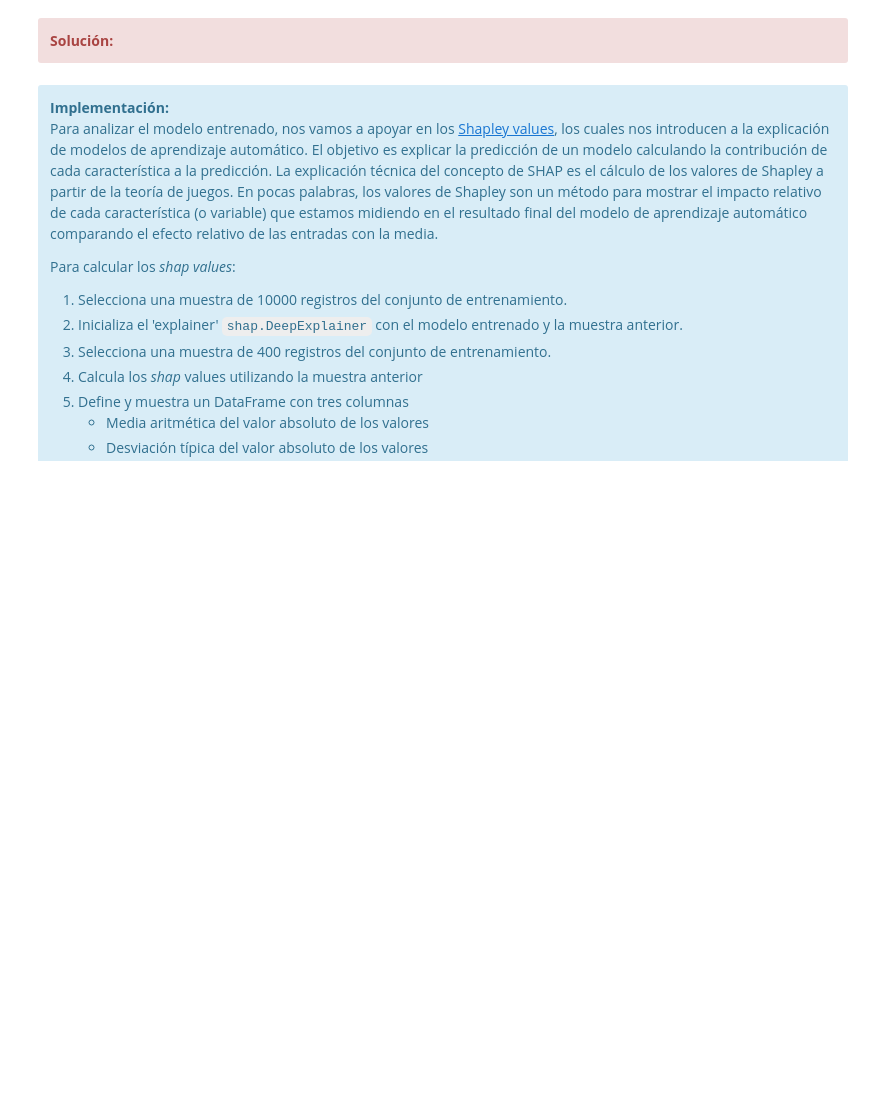
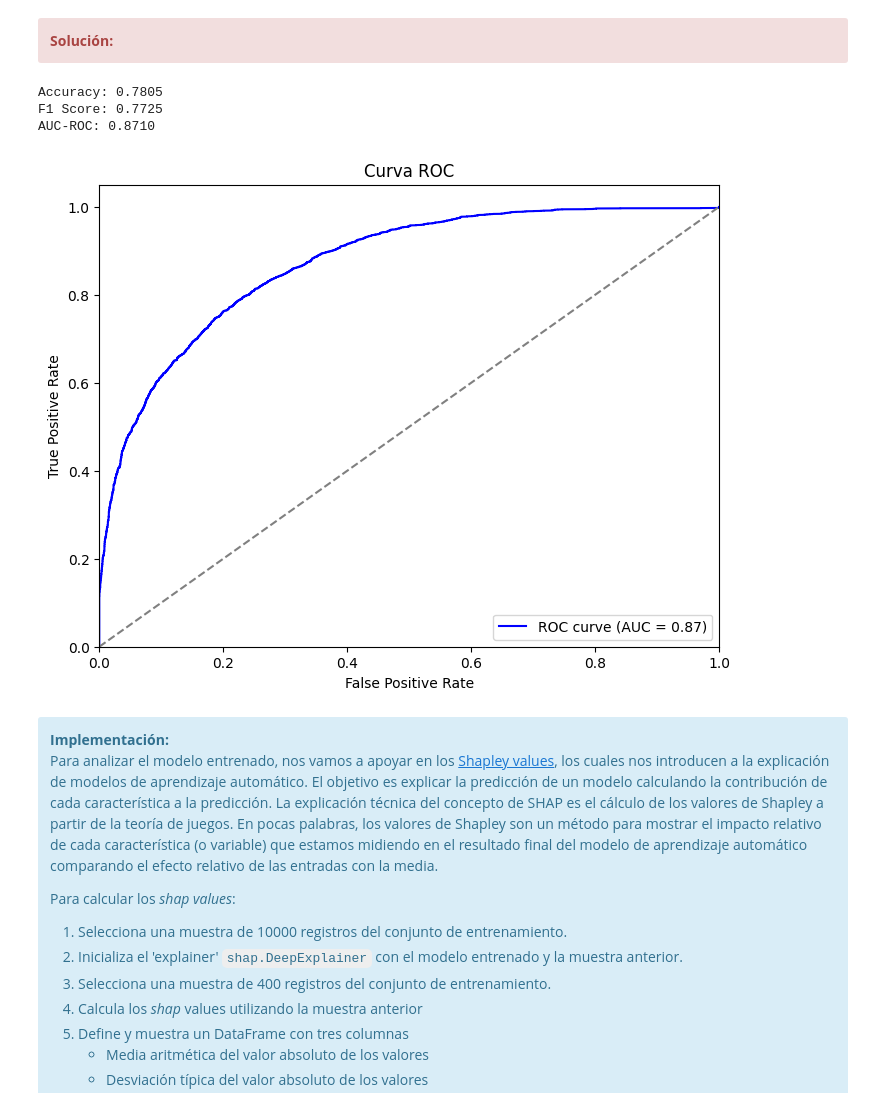
Before and after one commit to Hulkilla/Aprendizaje-Automatico, a Jupyter notebook: PEC3/M2_891_20241_PEC3_Marina.ipynb, the cells around one changed output. Saved outputs shown, nothing was run; the diff lists cells and outputs as text; code cells hidden in the pictures; blank space fills up the shorter version.

```diff
--- a/PEC3/M2_891_20241_PEC3_Marina.ipynb
+++ b/PEC3/M2_891_20241_PEC3_Marina.ipynb
@@ -1655,6 +1655,6 @@ class BinaryServiceLevelBase(nn.Module):
         return x
 # %%
-model = BinaryServiceLevelBase()
+model = BinaryServiceLevel()
 
 print(f'Número de parámetros del modelo: {sum(p.numel() for p in model.parameters())}')
 # %% [output]
@@ -1735,6 +1847,46 @@ Es hora evaluar el rendimiento del modelo en el conjunto de test. Para ello:
 <div class="alert alert-block alert-danger">
 <strong>Solución:</strong>
 </div>
+# %%
+model.eval()
+
+with torch.no_grad():
+    y_pred_test = model(X_test_tensor)
+    y_pred_test = y_pred_test.squeeze()
+
+y_pred_test_bin = (y_pred_test >= 0.5).float()
+
+accuracy = binary_accuracy(y_pred_test_bin, y_test_tensor)
+f1 = binary_f1_score(y_pred_test_bin, y_test_tensor)
+roc_auc = binary_auroc(y_pred_test, y_test_tensor)
+# %%
+print(f"Accuracy: {accuracy:.4f}")
+print(f"F1 Score: {f1:.4f}")
+print(f"AUC-ROC: {roc_auc:.4f}")
+# %% [output]
+Accuracy: 0.7805
+F1 Score: 0.7725
+AUC-ROC: 0.8710
+# %%
+#curva ROC
+
+# Calcular las tasas de verdaderos positivos (TPR) y falsos positivos (FPR)
+fpr, tpr, _ = roc_curve(y_test_tensor.numpy(), y_pred_test.numpy())
+roc_auc_score = auc(fpr, tpr)
+
+# Graficar la curva ROC
+plt.figure(figsize=(8, 6))
+plt.plot(fpr, tpr, color='blue', label=f'ROC curve (AUC = {roc_auc_score:.2f})')
+plt.plot([0, 1], [0, 1], color='gray', linestyle='--')
+plt.xlim([0.0, 1.0])
+plt.ylim([0.0, 1.05])
+plt.xlabel('False Positive Rate')
+plt.ylabel('True Positive Rate')
+plt.title('Curva ROC')
+plt.legend(loc='lower right')
+plt.show()
+# %% [output]
+[figure, added]
 # %% [markdown]
 <div class="alert alert-block alert-info">
 <strong>Implementación:</strong>
```
Also changed, not shown: parts of 24 cells of this notebook.
